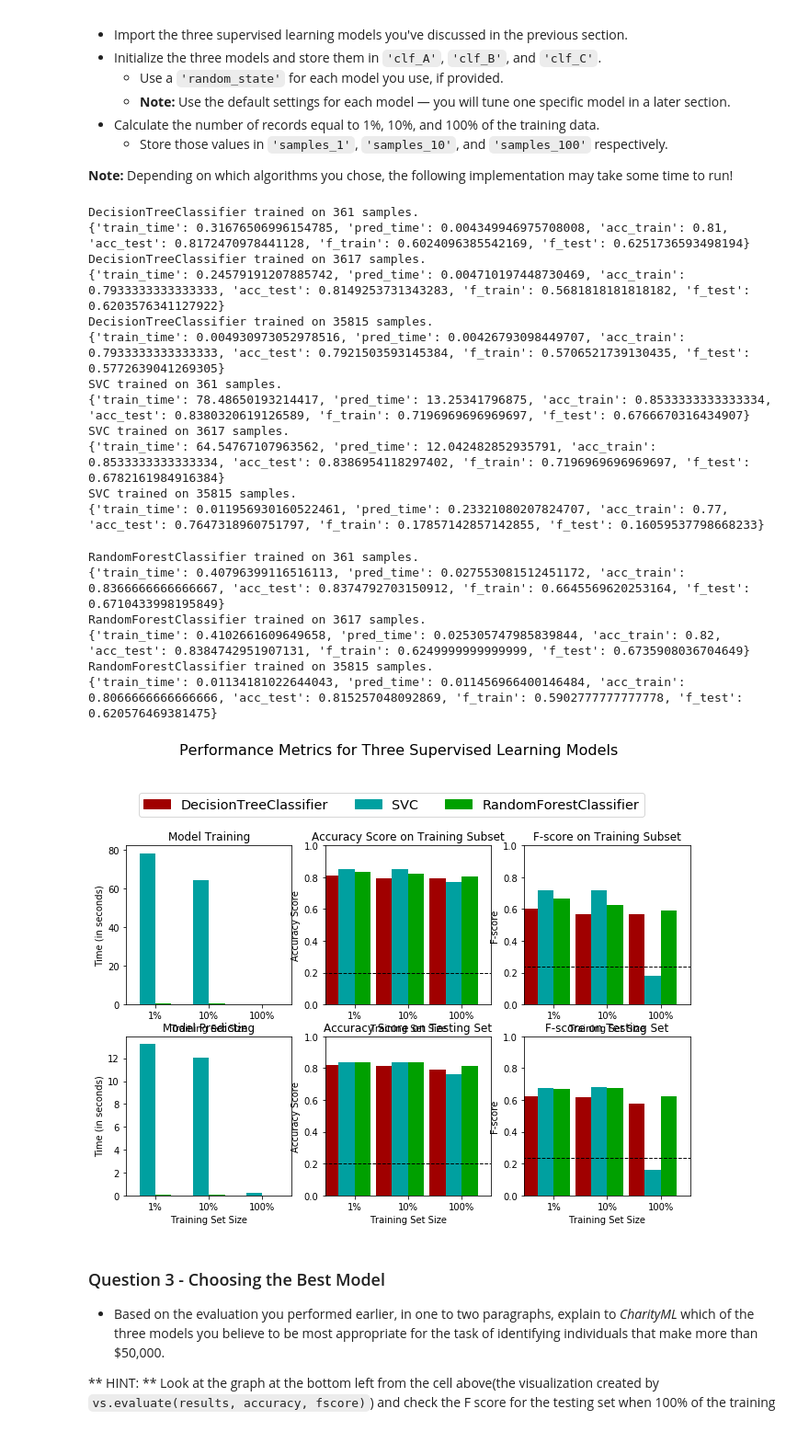
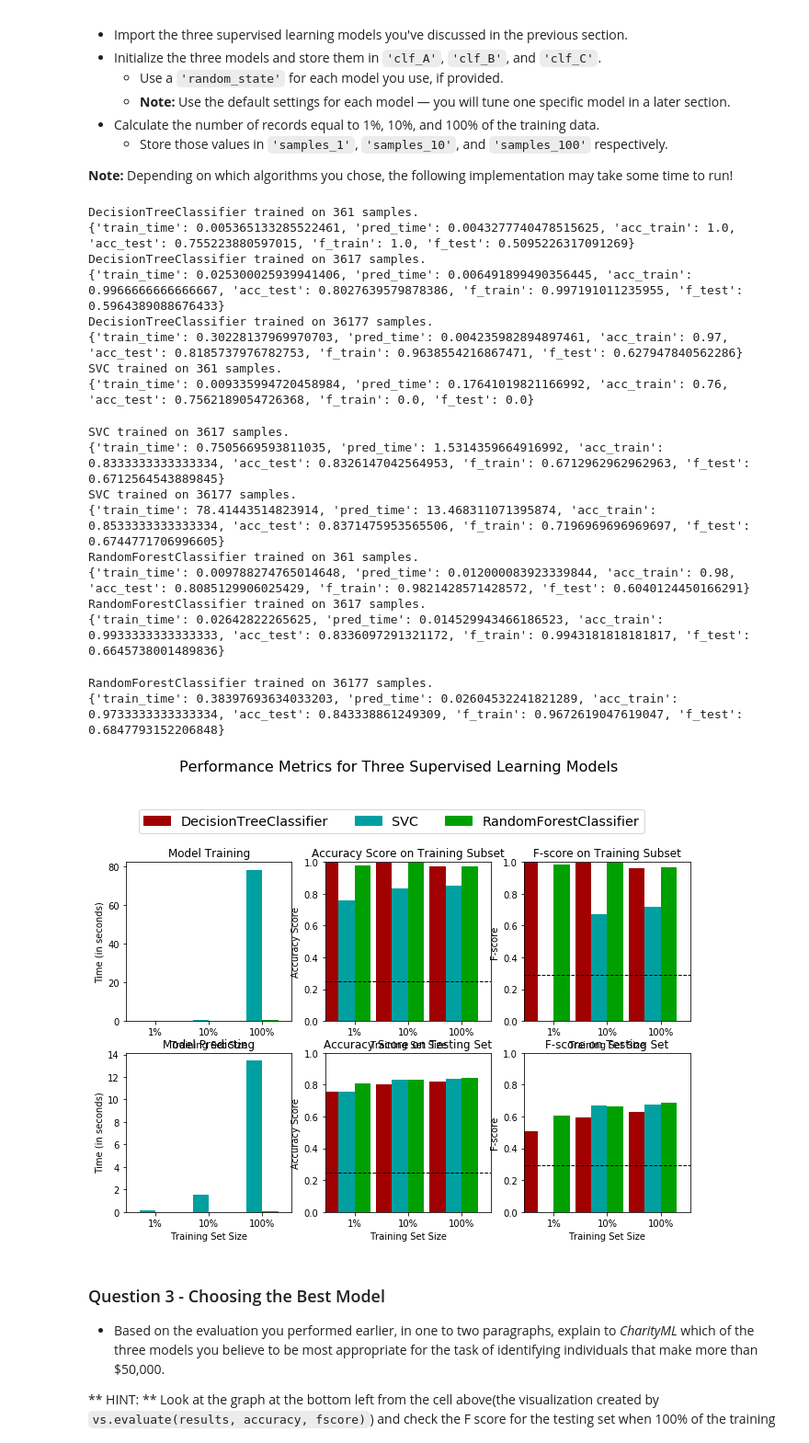
Before and after one commit to s-shabnam/finding_donors, a Jupyter notebook: finding_donors.ipynb, the cells around one changed output. Shown at 92% size. Cells and saved outputs as stored; diff of their text form; code cells hidden in the pictures.

```diff
--- a/finding_donors.ipynb
+++ b/finding_donors.ipynb
@@ -243,19 +214,19 @@ For classification problems that are skewed in their classification distribution
 * Our Recall score(True Positives/(True Positives + False Negatives)) in this setting becomes 1 as we have no False Negatives.
 # %%
 TP = np.sum(income) # Counting the ones as this is the naive case. Note that 'income' is the 'income_raw' data
-                    #encoded to numerical values done in the data preprocessing step.
-FP = income.count() # Specific to the naive case
-
+#print(TP)                    #encoded to numerical values done in the data preprocessing step.
+FP = income.count() - TP # Specific to the naive case
+#print(FP)
 TN = 0 # No predicted negatives in the naive case
 FN = 0 # No predicted negatives in the naive case
 
 # TODO: Calculate accuracy, precision and recall
-accuracy = TP / (TP+FP)
-recall = TP / (TP+FN)
-precision = accuracy
+accuracy = (TP + TN) / (TP + FP)
+recall = TP / (TP + FN)
+precision = TP / (TP + FP)
 
 # TODO: Calculate F-score using the formula above for beta = 0.5 and correct values for precision and recall.
-fscore = (1 + 0.25)*precision * recall /(0.25 * precision + recall)
+fscore = (1 + 0.25)*precision * recall / (0.25 * precision + recall)
 
 # Print the results
 print("Naive Predictor: [Accuracy score: {:.4f}, F-score: {:.4f}]".format(accuracy, fscore))
@@ -359,7 +331,7 @@ def train_predict(learner, sample_size, X_train, y_train, X_test, y_test):
 
     # TODO: Fit the learner to the training data using slicing with 'sample_size' using .fit(training_features[:], training_labels[:])
     start = time() # Get start time
-    learner = learner.fit(X_train[sample_size:], y_train[sample_size:])
+    learner = learner.fit(X_train[:sample_size], y_train[:sample_size])
     end = time() # Get end time
 
     # TODO: Calculate the training time
@@ -412,48 +384,49 @@ from sklearn.ensemble import RandomForestClassifier
 
 # TODO: Initialize the three models
 clf_A = DecisionTreeClassifier(random_state = 42)
 clf_B = SVC(gamma = 'auto', random_state = 42)
 clf_C = RandomForestClassifier(random_state = 42)
 
+
 # TODO: Calculate the number of samples for 1%, 10%, and 100% of the training data
 # HINT: samples_100 is the entire training set i.e. len(y_train)
 # HINT: samples_10 is 10% of samples_100 (ensure to set the count of the values to be `int` and not `float`)
 # HINT: samples_1 is 1% of samples_100 (ensure to set the count of the values to be `int` and not `float`)
-samples_100 = int(0.99* len(y_train))
+samples_100 = int(len(y_train))
 # It is not possible to put just len(y_train) for samples_100, it causes error for the validation data.
 samples_10 = int(0.1* len(y_train))
 samples_1 = int(0.01* len(y_train))
 
 # Collect results on the learners
 results = {}
 for clf in [clf_A, clf_B, clf_C]:
     clf_name = clf.__class__.__name__
     results[clf_name] = {}
     for i, samples in enumerate([samples_1, samples_10, samples_100]):
         results[clf_name][i] = train_predict(clf, samples, X_train, y_train, X_test, y_test)
 
 # Run metrics visualization for the three supervised learning models chosen
 vs.evaluate(results, accuracy, fscore)
 # %% [output]
 DecisionTreeClassifier trained on 361 samples.
-{'train_time': 0.31676506996154785, 'pred_time': 0.004349946975708008, 'acc_train': 0.81, 'acc_test': 0.8172470978441128, 'f_train': 0.6024096385542169, 'f_test': 0.6251736593498194}
+{'train_time': 0.005365133285522461, 'pred_time': 0.0043277740478515625, 'acc_train': 1.0, 'acc_test': 0.755223880597015, 'f_train': 1.0, 'f_test': 0.5095226317091269}
 DecisionTreeClassifier trained on 3617 samples.
-{'train_time': 0.24579191207885742, 'pred_time': 0.004710197448730469, 'acc_train': 0.7933333333333333, 'acc_test': 0.8149253731343283, 'f_train': 0.5681818181818182, 'f_test': 0.6203576341127922}
-DecisionTreeClassifier trained on 35815 samples.
-{'train_time': 0.004930973052978516, 'pred_time': 0.00426793098449707, 'acc_train': 0.7933333333333333, 'acc_test': 0.7921503593145384, 'f_train': 0.5706521739130435, 'f_test': 0.5772639041269305}
+{'train_time': 0.025300025939941406, 'pred_time': 0.006491899490356445, 'acc_train': 0.9966666666666667, 'acc_test': 0.8027639579878386, 'f_train': 0.997191011235955, 'f_test': 0.5964389088676433}
+DecisionTreeClassifier trained on 36177 samples.
+{'train_time': 0.30228137969970703, 'pred_time': 0.004235982894897461, 'acc_train': 0.97, 'acc_test': 0.8185737976782753, 'f_train': 0.9638554216867471, 'f_test': 0.627947840562286}
 SVC trained on 361 samples.
-{'train_time': 78.48650193214417, 'pred_time': 13.25341796875, 'acc_train': 0.8533333333333334, 'acc_test': 0.8380320619126589, 'f_train': 0.7196969696969697, 'f_test': 0.6766670316434907}
-SVC trained on 3617 samples.
-{'train_time': 64.54767107963562, 'pred_time': 12.042482852935791, 'acc_train': 0.8533333333333334, 'acc_test': 0.8386954118297402, 'f_train': 0.7196969696969697, 'f_test': 0.6782161984916384}
-SVC trained on 35815 samples.
-{'train_time': 0.011956930160522461, 'pred_time': 0.23321080207824707, 'acc_train': 0.77, 'acc_test': 0.7647318960751797, 'f_train': 0.17857142857142855, 'f_test': 0.16059537798668233}
+{'train_time': 0.009335994720458984, 'pred_time': 0.17641019821166992, 'acc_train': 0.76, 'acc_test': 0.7562189054726368, 'f_train': 0.0, 'f_test': 0.0}
+SVC trained on 3617 samples.
+{'train_time': 0.7505669593811035, 'pred_time': 1.5314359664916992, 'acc_train': 0.8333333333333334, 'acc_test': 0.8326147042564953, 'f_train': 0.6712962962962963, 'f_test': 0.6712564543889845}
+SVC trained on 36177 samples.
+{'train_time': 78.41443514823914, 'pred_time': 13.468311071395874, 'acc_train': 0.8533333333333334, 'acc_test': 0.8371475953565506, 'f_train': 0.7196969696969697, 'f_test': 0.6744771706996605}
 RandomForestClassifier trained on 361 samples.
-{'train_time': 0.40796399116516113, 'pred_time': 0.027553081512451172, 'acc_train': 0.8366666666666667, 'acc_test': 0.8374792703150912, 'f_train': 0.6645569620253164, 'f_test': 0.6710433998195849}
+{'train_time': 0.009788274765014648, 'pred_time': 0.012000083923339844, 'acc_train': 0.98, 'acc_test': 0.8085129906025429, 'f_train': 0.9821428571428572, 'f_test': 0.6040124450166291}
 RandomForestClassifier trained on 3617 samples.
-{'train_time': 0.4102661609649658, 'pred_time': 0.025305747985839844, 'acc_train': 0.82, 'acc_test': 0.8384742951907131, 'f_train': 0.6249999999999999, 'f_test': 0.6735908036704649}
-RandomForestClassifier trained on 35815 samples.
-{'train_time': 0.01134181022644043, 'pred_time': 0.011456966400146484, 'acc_train': 0.8066666666666666, 'acc_test': 0.815257048092869, 'f_train': 0.5902777777777778, 'f_test': 0.620576469381475}
+{'train_time': 0.02642822265625, 'pred_time': 0.014529943466186523, 'acc_train': 0.9933333333333333, 'acc_test': 0.8336097291321172, 'f_train': 0.9943181818181817, 'f_test': 0.6645738001489836}
+RandomForestClassifier trained on 36177 samples.
+{'train_time': 0.38397693634033203, 'pred_time': 0.02604532241821289, 'acc_train': 0.9733333333333334, 'acc_test': 0.843338861249309, 'f_train': 0.9672619047619047, 'f_test': 0.6847793152206848}
-[figure, old version]
+[figure, new version]
 # %% [markdown]
 ### Question 3 - Choosing the Best Model
 
```
Also changed, not shown: parts of 13 cells of this notebook, 1 other file.
